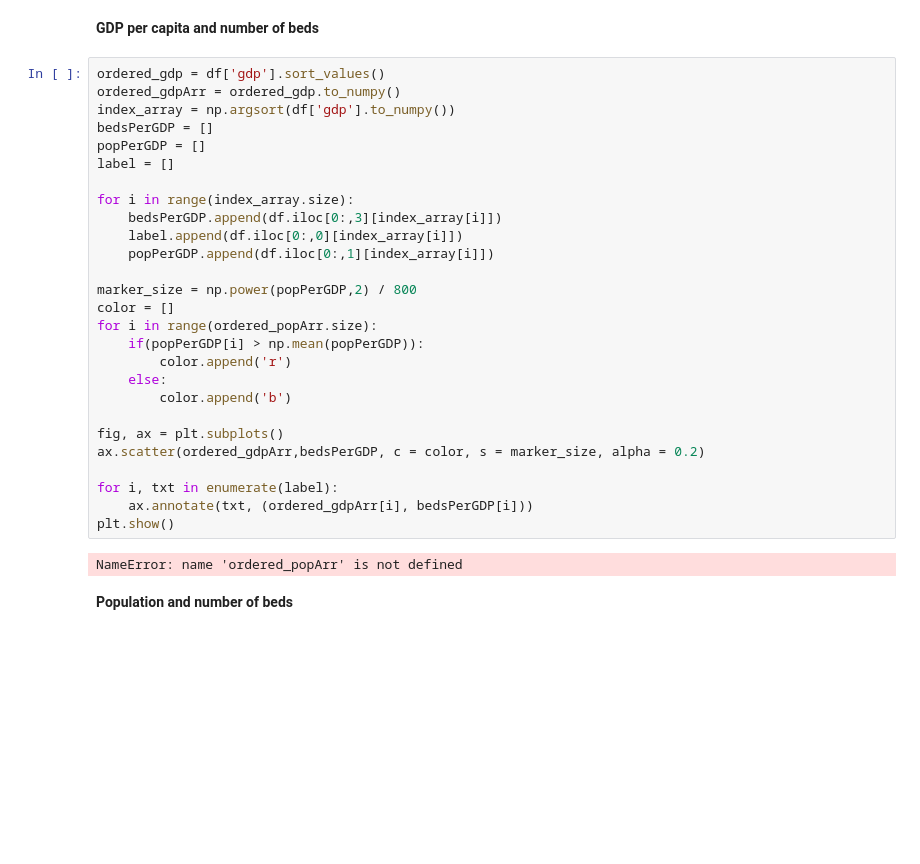
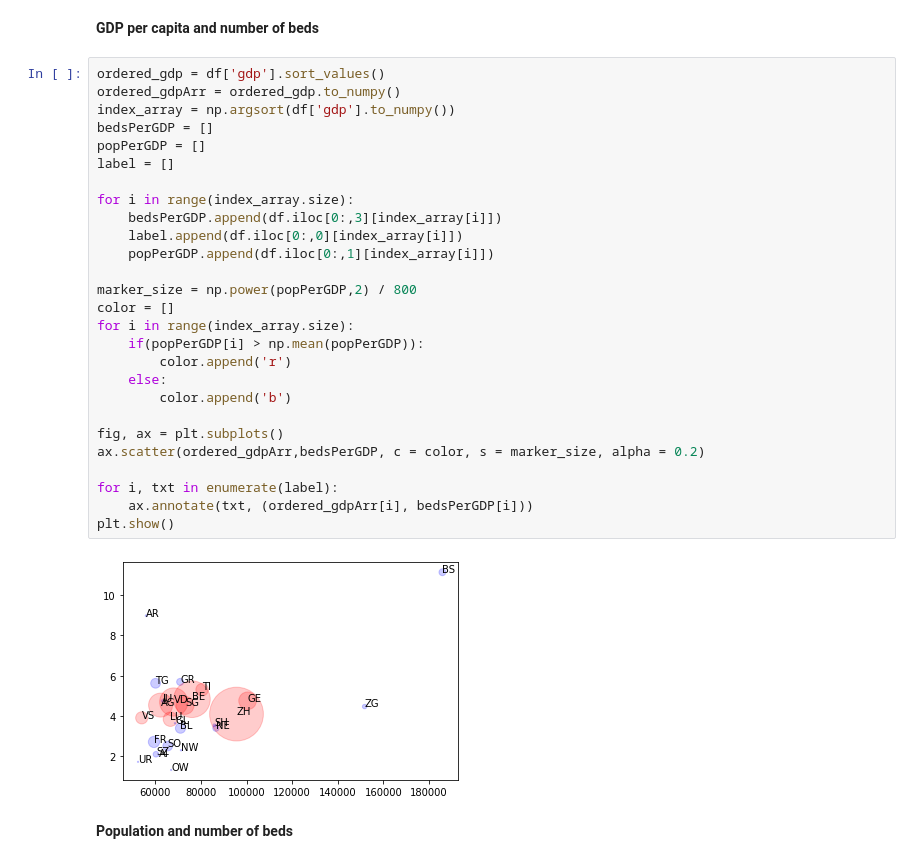
Before and after one commit to celinedupuis/COM-480-data-viz, a Jupyter notebook: analysis/swiss-stats.ipynb, the cells around one changed output. Saved outputs shown, nothing was run; the diff lists cells and outputs as text; blank space fills up the shorter version.

Commit message:
Ascending order for the analysis

```diff
--- a/analysis/swiss-stats.ipynb
+++ b/analysis/swiss-stats.ipynb
@@ -53,32 +53,32 @@ memory usage: 1.1+ KB
 # %%
 ordered_gdp = df['gdp'].sort_values()
 ordered_gdpArr = ordered_gdp.to_numpy()
 index_array = np.argsort(df['gdp'].to_numpy())
 bedsPerGDP = []
 popPerGDP = []
 label = []
 
 for i in range(index_array.size):
     bedsPerGDP.append(df.iloc[0:,3][index_array[i]])
     label.append(df.iloc[0:,0][index_array[i]])
     popPerGDP.append(df.iloc[0:,1][index_array[i]])
 
 marker_size = np.power(popPerGDP,2) / 800
 color = []
-for i in range(ordered_popArr.size):
+for i in range(index_array.size):
     if(popPerGDP[i] > np.mean(popPerGDP)):
         color.append('r')
     else:
         color.append('b')
 
 fig, ax = plt.subplots()
 ax.scatter(ordered_gdpArr,bedsPerGDP, c = color, s = marker_size, alpha = 0.2)
 
 for i, txt in enumerate(label):
     ax.annotate(txt, (ordered_gdpArr[i], bedsPerGDP[i]))
 plt.show()
 # %% [output]
-NameError: name 'ordered_popArr' is not defined
+[figure, added]
 # %% [markdown]
 **Population and number of beds**
 # %%
```
Also changed, not shown: parts of 3 cells of this notebook, 4 other files.
